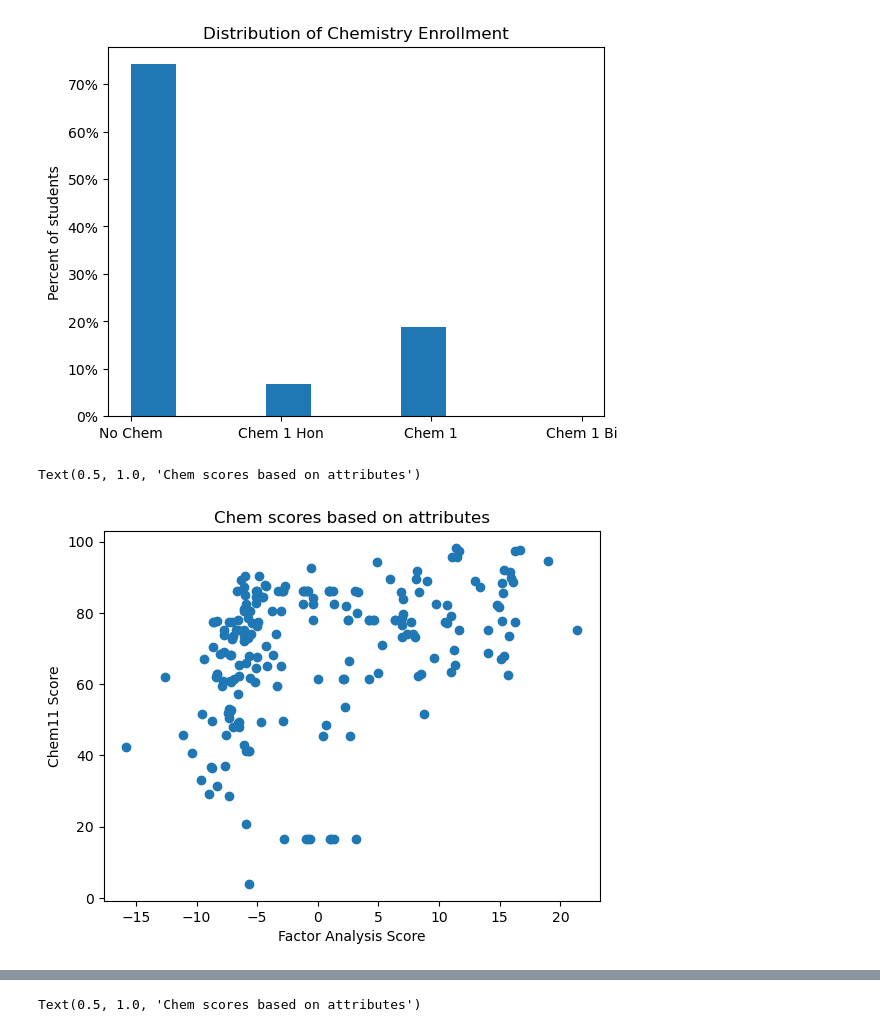
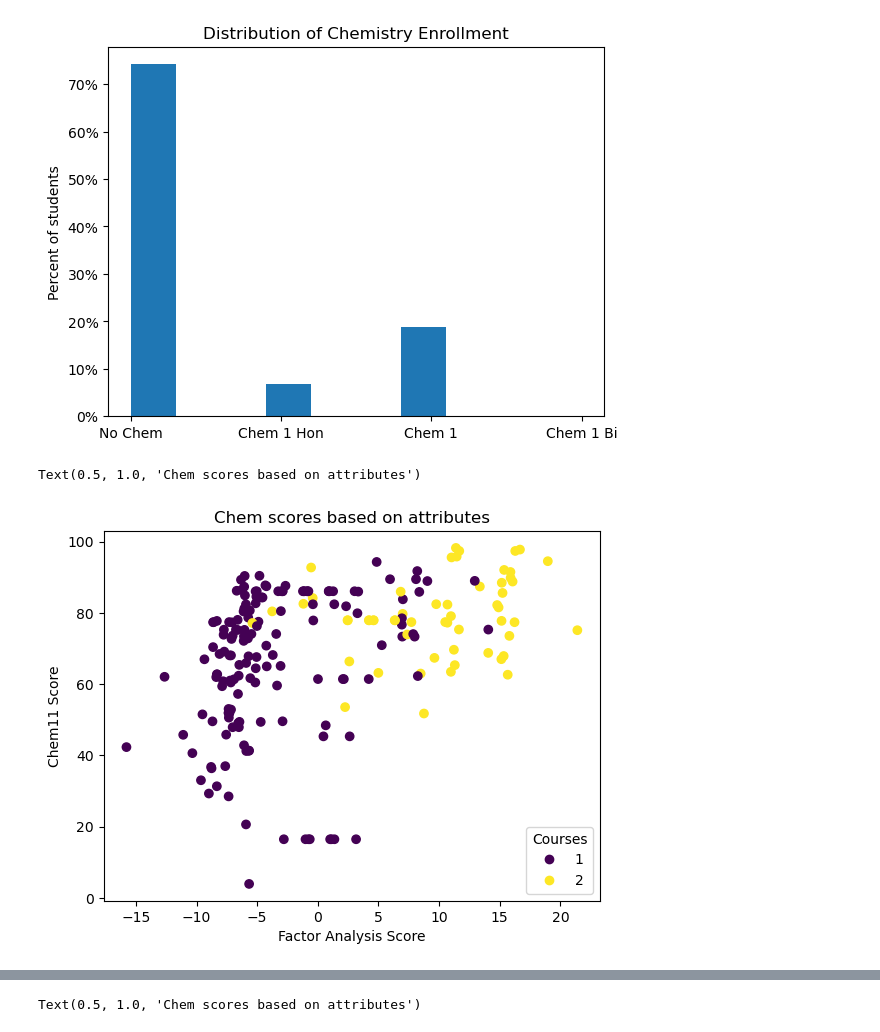
Before and after one commit to michaelzwartz/Science-Elective-Enrollment, a Jupyter notebook: Analysis.ipynb, the cells around one changed output, grey strips where cells are left out. Drawn from its saved outputs; the diff is of its cells as text; code cells hidden in the pictures.

Commit message:
added course groups to plot

```diff
--- a/Analysis.ipynb
+++ b/Analysis.ipynb
@@ -34,36 +34,44 @@ plt.show()
 #Factor analysis of mixed data https://pypi.org/project/prince/0.7.1/
 from prince import FAMD
 
 #drop NaN
 FAMD_df = df.dropna()
 
 #drop chem course and score columns
 FAMD_df2 = FAMD_df.drop(['chem11', 'chem11_score'], axis='columns')
 
 #set up FAMD method
 famd = FAMD(
      n_components=1,
      n_iter=3,
      copy=True,
      check_input=True,
      engine='sklearn',
      random_state=42
 )
 
 famd =famd.fit(FAMD_df)
 
 FAMD_1D = famd.row_coordinates(FAMD_df)
 
-#create graph of reduced component and chem score
-plt.scatter(FAMD_1D, FAMD_df['chem11_score'])
+#create graph of reduced component and chem score with colors for courses
+fig, ax = plt.subplots()
+labels = {1: 'Chem 1', 2: 'Chem 1 Hon'}
+scatter = ax.scatter(FAMD_1D, FAMD_df['chem11_score'],
+            c=FAMD_df['chem11'])
+
+#create legend
+legend = ax.legend(*scatter.legend_elements(),
+                   title = 'Courses',
+                   loc = 'lower right')
 
 #Add labels to graph
 plt.xlabel('Factor Analysis Score')
 plt.ylabel('Chem11 Score')
 plt.title("Chem scores based on attributes")
 # %% [output]
 Text(0.5, 1.0, 'Chem scores based on attributes')
-[figure, old version]
+[figure, new version]
 # %%
 from sklearn.preprocessing import OneHotEncoder
 
```
Also changed, not shown: parts of 1 cell of this notebook.
